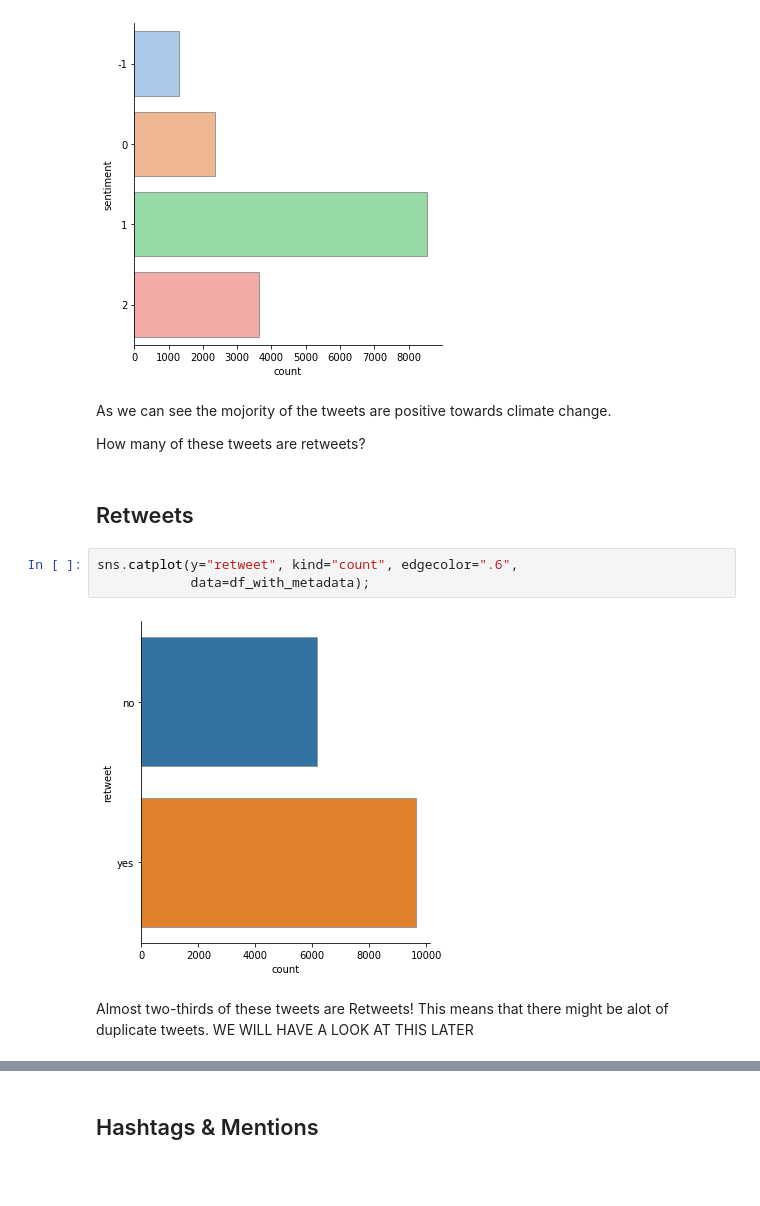
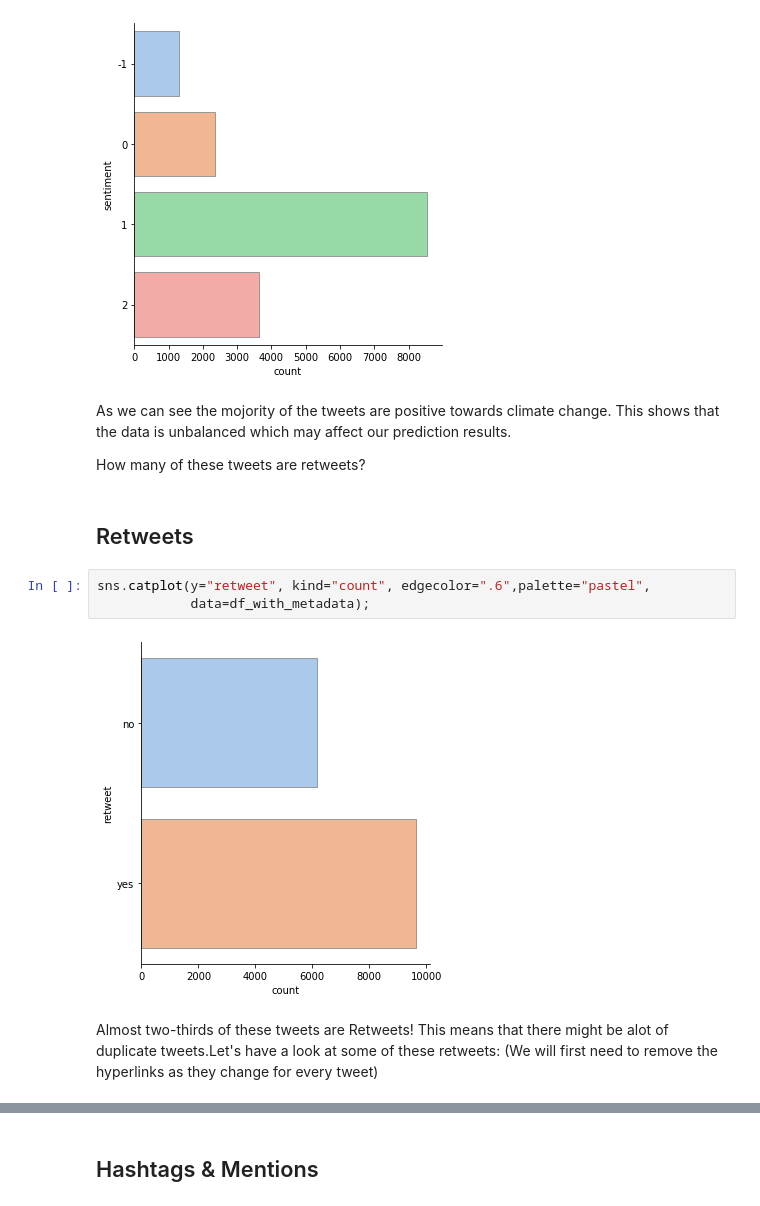
Before and after one commit to jonnybegreat/Climate-Change-Sentiment-Analysis, a Jupyter notebook: Jonny_EDA_2.ipynb, the cells around one changed output, grey strips where cells are left out. Drawn from its saved outputs; the diff is of its cells as text; blank space fills up the shorter version.

```diff
--- a/Jonny_EDA_2.ipynb
+++ b/Jonny_EDA_2.ipynb
@@ -142,15 +142,16 @@ sns.catplot(y="sentiment", kind="count", edgecolor=".6",palette="pastel",data=df
 # %% [output]
 [figure]
 # %% [markdown]
-As we can see the mojority of the tweets are positive towards climate change.
+As we can see the mojority of the tweets are positive towards climate change. This shows that the data is unbalanced which may affect our prediction results.
 
 How many of these tweets are retweets?
 # %% [markdown]
 ## Retweets
 # %%
-sns.catplot(y="retweet", kind="count", edgecolor=".6",
+sns.catplot(y="retweet", kind="count", edgecolor=".6",palette="pastel",
             data=df_with_metadata);
 # %% [output]
-[figure, old version]
+[figure, new version]
 # %% [markdown]
-Almost two-thirds of these tweets are Retweets! This means that there might be alot of duplicate tweets. WE WILL HAVE A LOOK AT THIS LATER
+Almost two-thirds of these tweets are Retweets! This means that there might be alot of duplicate tweets.Let's have a look at some of these retweets:
+(We will first need to remove the hyperlinks as they change for every tweet)
```
Also changed, not shown: parts of 7 cells of this notebook.
